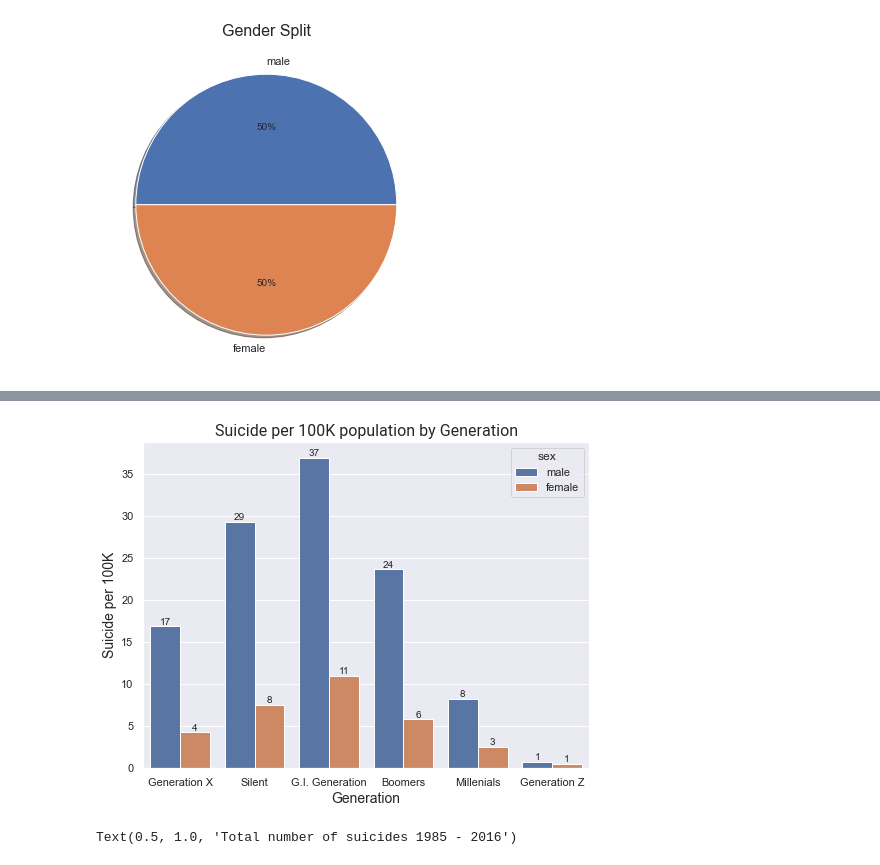
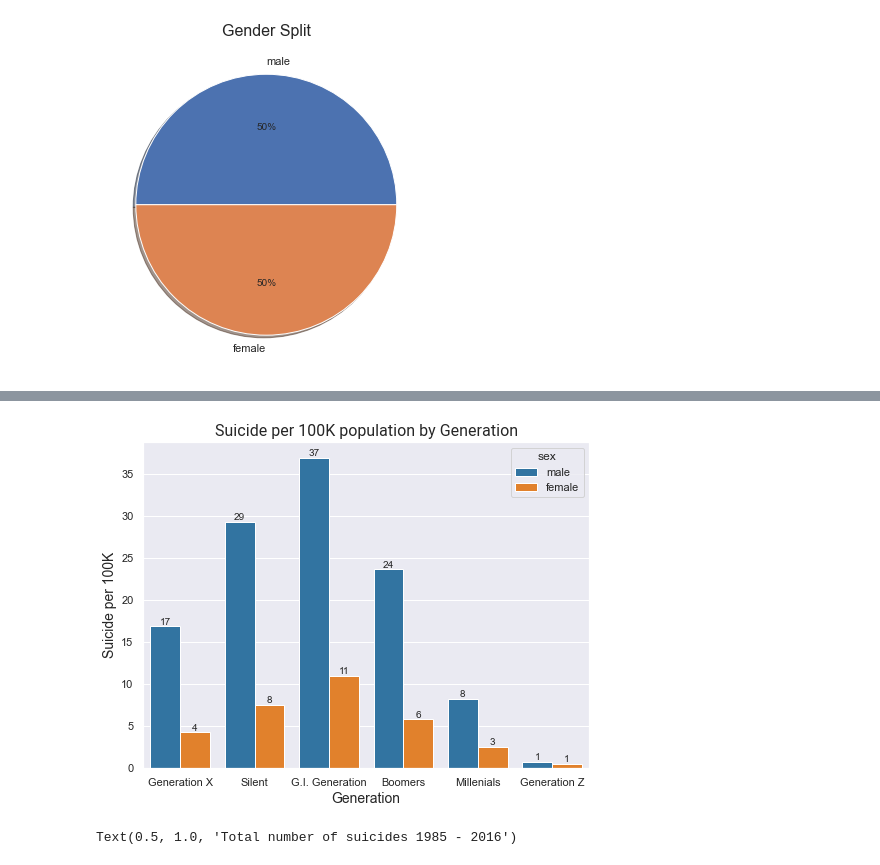
Before and after one commit to ronaldonyango/us-accidents-eda, a Jupyter notebook: Suicide_Rates.ipynb, the cells around one changed output, grey strips where cells are left out. Saved outputs shown, nothing was run; the diff lists cells and outputs as text; code cells hidden in the pictures.

```diff
--- a/Suicide_Rates.ipynb
+++ b/Suicide_Rates.ipynb
@@ -269,6 +272,6 @@ Text(0.5, 1.0, 'Suicide per 100K population by Age')
 # %%
 plt.figure(figsize=(8,6))
-ax = sns.barplot(x='generation', hue='sex', y="suicides_no", data=df, errorbar=None)
+ax = sns.barplot(x='generation', hue='sex', y="suicides_no", data=df, errorbar=None, palette='tab10')
 plt.xlabel("Generation", fontsize = 14)
 plt.ylabel("Suicide Count", fontsize = 14)
 plt.title("Suicide by Generation", fontsize = 16, font = 'Roboto')
@@ -286,19 +289,19 @@ plt.show()
 # %%
 plt.figure(figsize=(8,6))
-ax = sns.barplot(x='generation', hue='sex', y="suicides/100k pop", data=df, errorbar=None)
+ax = sns.barplot(x='generation', hue='sex', y="suicides/100k pop", data=df, errorbar=None, palette='tab10')
 plt.xlabel("Generation", fontsize = 14)
 plt.ylabel("Suicide per 100K", fontsize = 14)
 plt.title("Suicide per 100K population by Generation", fontsize = 16, font = 'Roboto')
 # label each bar in histogram
 for p in ax.patches:
      height = p.get_height()
      ax.text(x = p.get_x()+(p.get_width()/2),
      y = height+0.2,
      s = '{:.0f}'.format(height),
      ha = 'center') # sets horizontal alignment (ha) to center
 
 plt.show()
 # %% [output]
-[figure, old version]
+[figure, new version]
 # %%
 plt.figure(figsize=(14,6))
```
Also changed, not shown: parts of 6 cells of this notebook.
